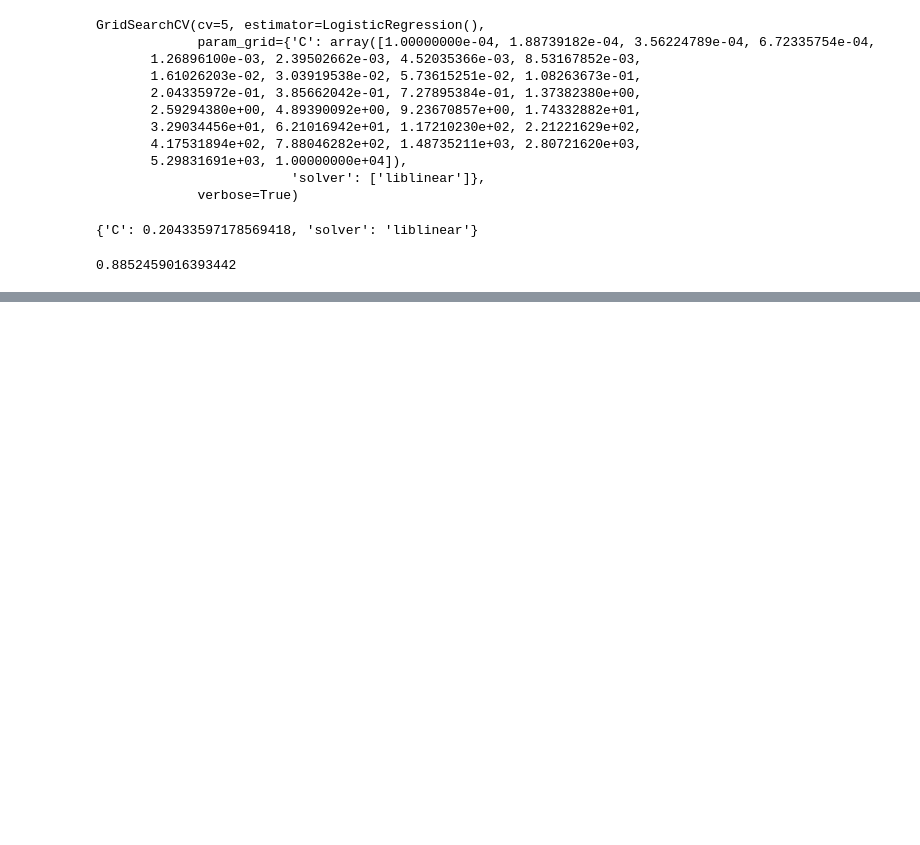
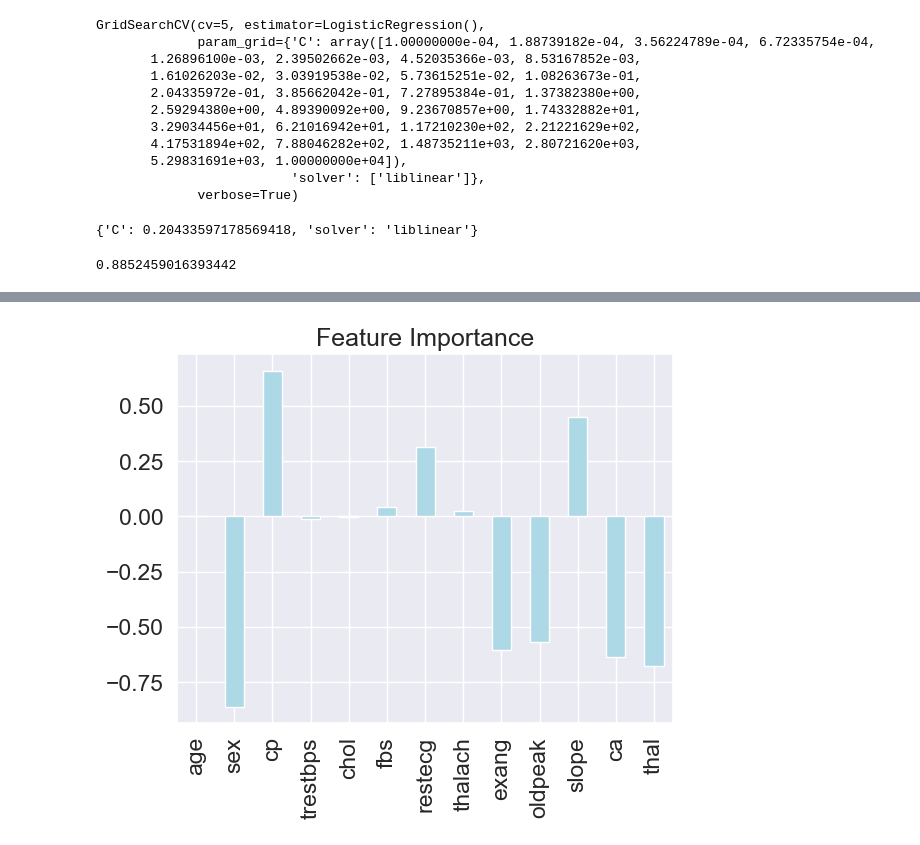
Before and after one commit to NidhiBolia/Predicting-Heart-Disease, a Jupyter notebook: main.ipynb, the cells around one changed output, grey strips where cells are left out. Cells and saved outputs as stored; diff of their text form; code cells hidden in the pictures; blank space fills up the shorter version.

```diff
--- a/main.ipynb
+++ b/main.ipynb
@@ -418,0 +544,4 @@ gs_log_reg.score(X_test,y_test)
+# %%
+# features to columns
+feature_dict=dict(zip(data.columns,list(clf.coef_[0])))
+feature_dict
@@ -418,0 +562,5 @@ gs_log_reg.score(X_test,y_test)
+# %%
+feature_data=pd.DataFrame(feature_dict,index=[0])
+feature_data.T.plot.bar(title="Feature Importance",legend=False,color="lightblue");
+# %% [output]
+[figure, added]
```
Also changed, not shown: parts of 22 cells of this notebook, 1 other file.
